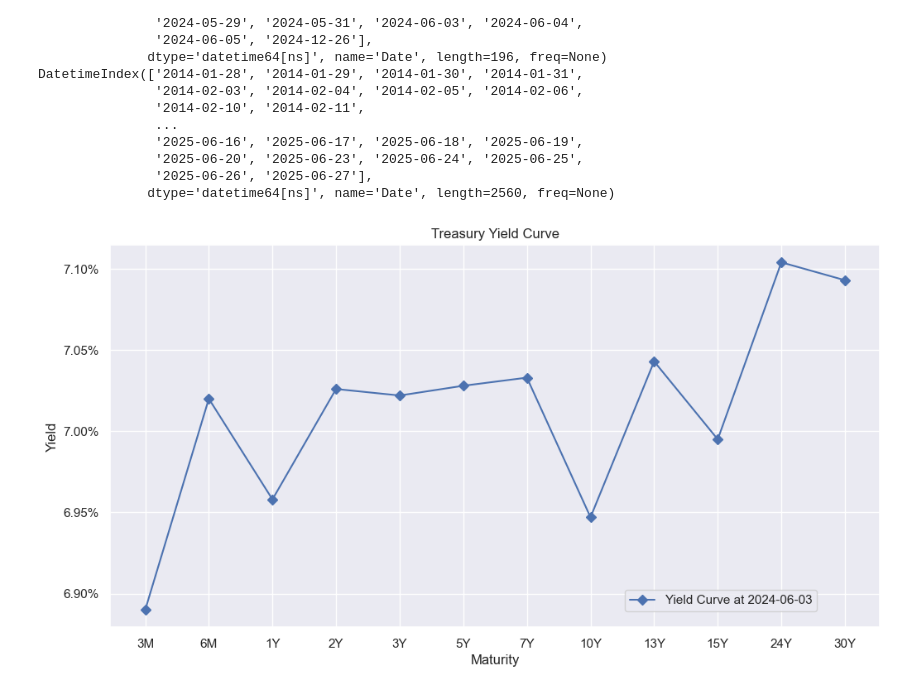
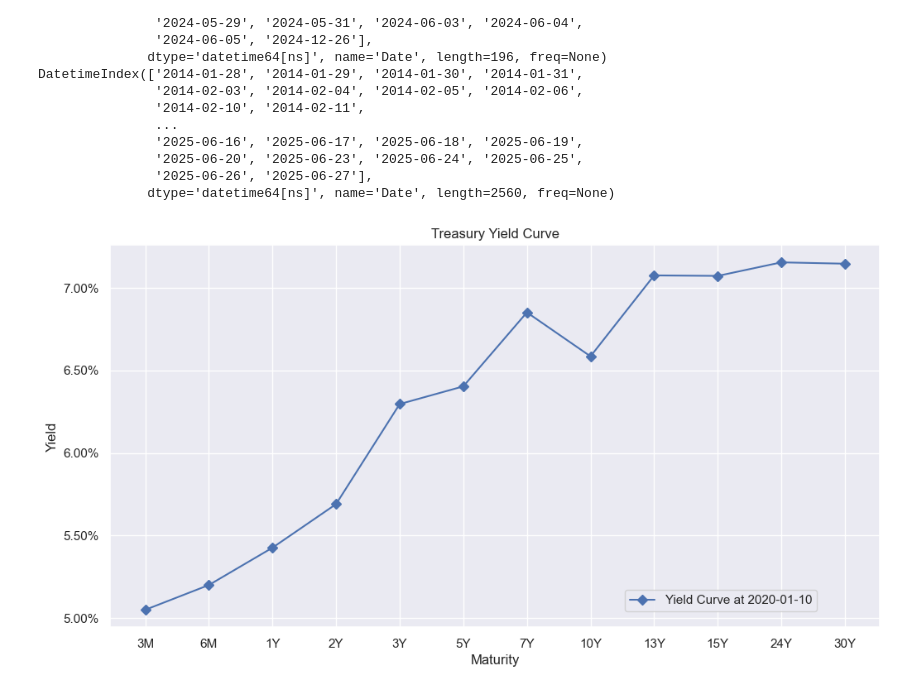
Before and after one commit to Aman19960110/yeild_curve_modeling, a Jupyter notebook: yield_curve_modeling.ipynb, the cells around one changed output. Drawn from its saved outputs; the diff is of its cells as text; code cells hidden in the pictures.

```diff
--- a/yield_curve_modeling.ipynb
+++ b/yield_curve_modeling.ipynb
@@ -115,6 +114,6 @@ DatetimeIndex(['2014-01-28', '2014-01-29', '2014-01-30', '2014-01-31',
                '2025-06-26', '2025-06-27'],
               dtype='datetime64[ns]', name='Date', length=2560, freq=None)
 # %%
-plot_yield_curve('2024-06-03')
+plot_yield_curve("2020-01-10")
 # %% [output]
-[figure, old version]
+[figure, new version]
```
Also changed, not shown: parts of 3 cells of this notebook, 1 other file.
